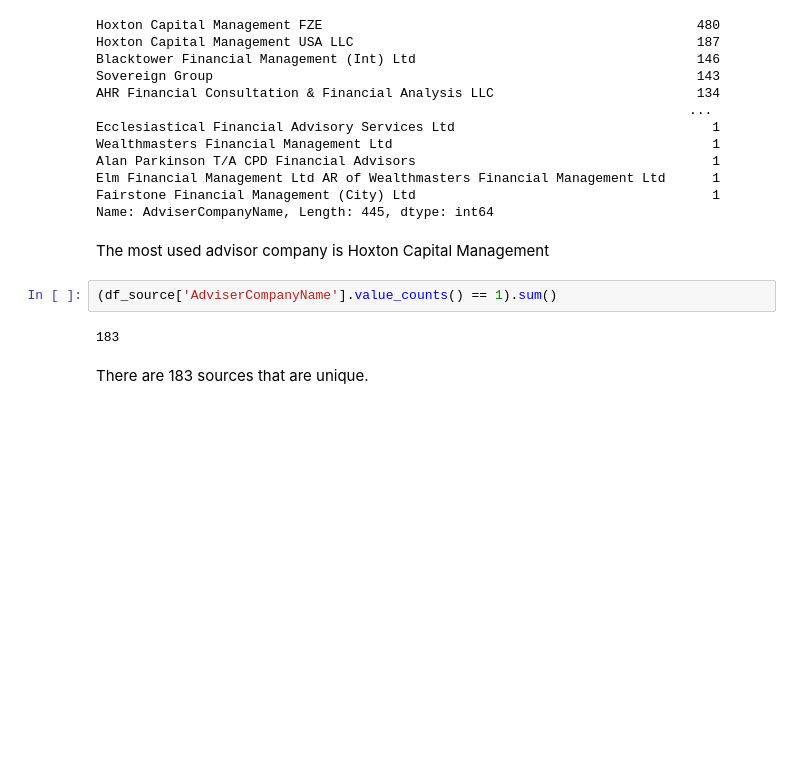
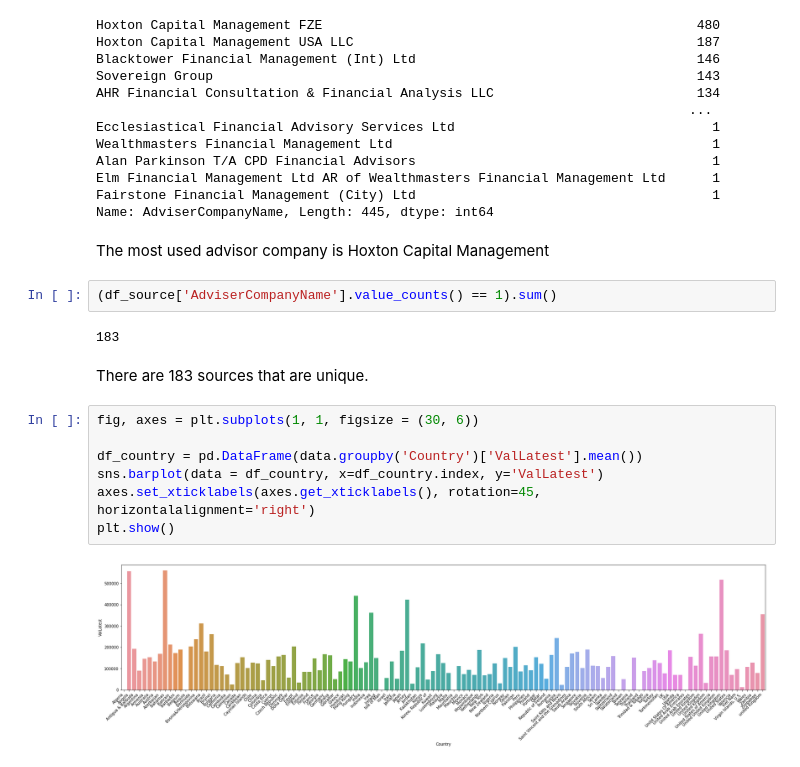
Before and after one commit to pyagoubi/Customer-Analysis, a Jupyter notebook: customer_analysis.ipynb, the cells around one changed output. Drawn from its saved outputs; the diff is of its cells as text; blank space fills up the shorter version.

```diff
--- a/customer_analysis.ipynb
+++ b/customer_analysis.ipynb
@@ -400,3 +435,12 @@ The most used advisor company is Hoxton Capital Management
 183
 # %% [markdown]
 There are 183 sources that are unique.
+# %%
+fig, axes = plt.subplots(1, 1, figsize = (30, 6))
+
+df_country = pd.DataFrame(data.groupby('Country')['ValLatest'].mean())
+sns.barplot(data = df_country, x=df_country.index, y='ValLatest')
+axes.set_xticklabels(axes.get_xticklabels(), rotation=45, horizontalalignment='right')
+plt.show()
+# %% [output]
+[figure, added]
```
Also changed, not shown: parts of 9 cells of this notebook.
